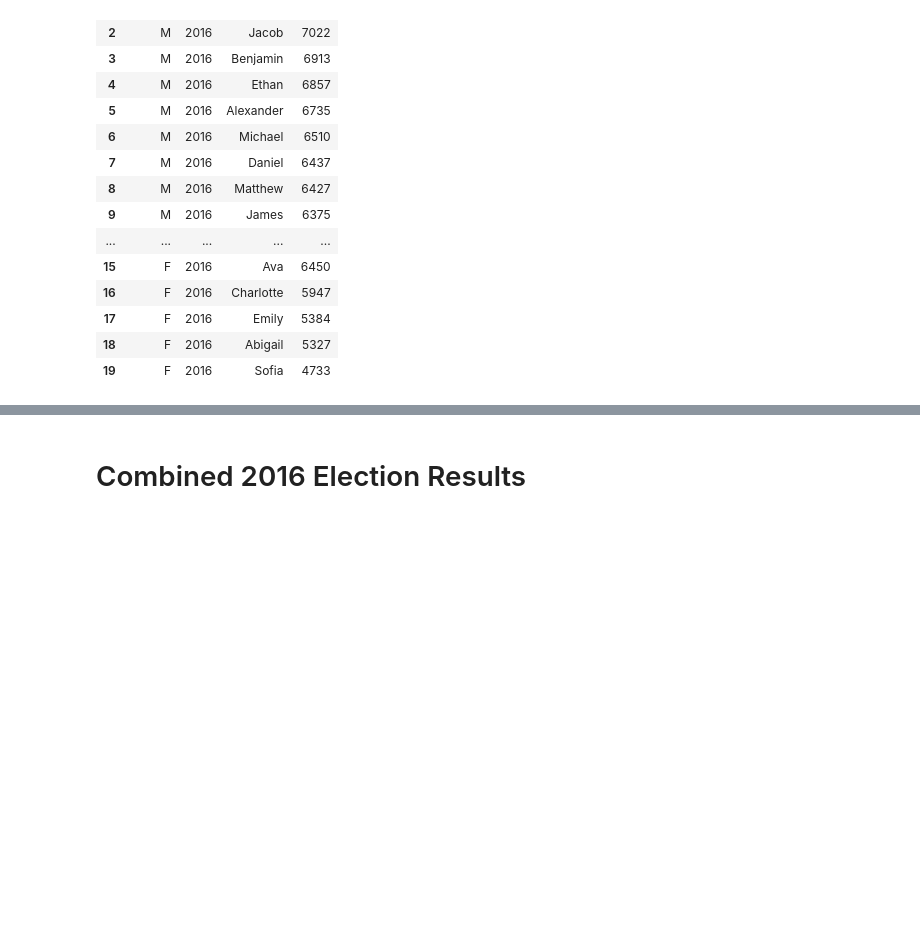
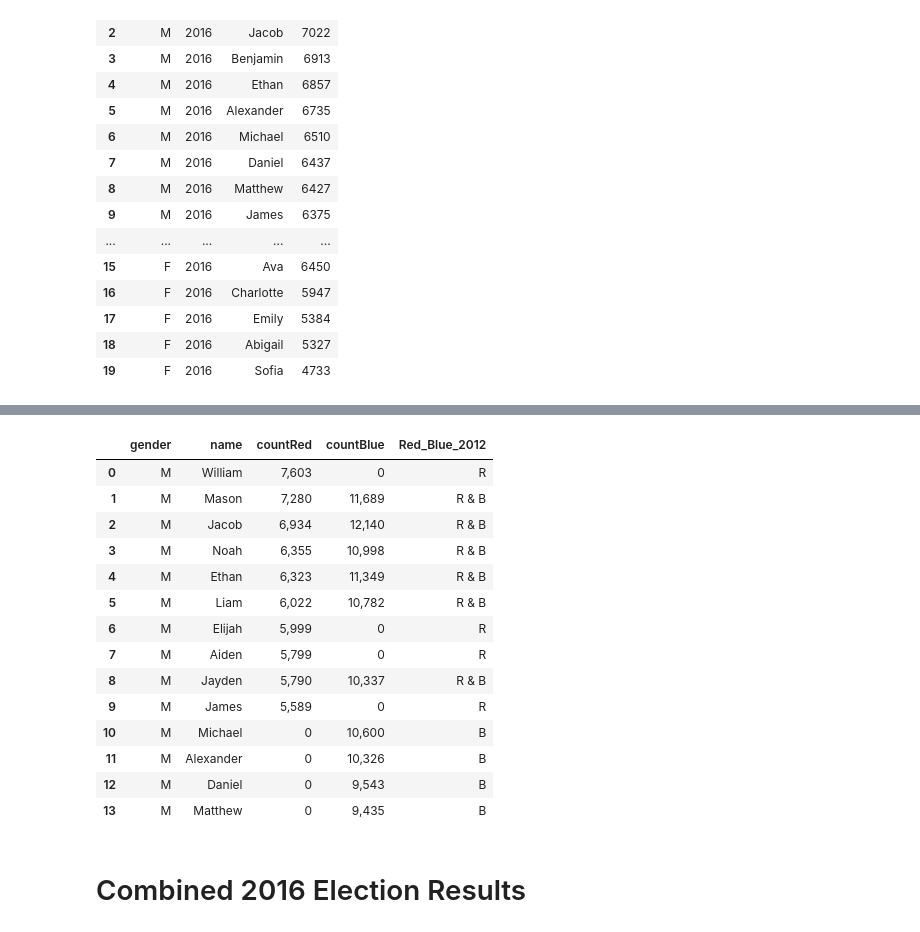
Before and after one commit to GizemYP/columbia_group_project, a Jupyter notebook: Part_II_ElectionYrSummary_USmap.ipynb, the cells around one changed output, grey strips where cells are left out. Cells and saved outputs as stored; diff of their text form; code cells hidden in the pictures; blank space fills up the shorter version.

```diff
--- a/Part_II_ElectionYrSummary_USmap.ipynb
+++ b/Part_II_ElectionYrSummary_USmap.ipynb
@@ -360,0 +391,9 @@ topBlueNames2016_sorted.sort_values(['gender','count'], ascending=False).reset_i
+# %%
+#create combined election output for female names only
+name_2012summary_df_girls=name_2012summary_df.loc[(name_2012summary_df['gender']=='F')] #.reset_index(drop=True)
+#to highlight zero's in count columns
+def highlight_zero(s):
+    is_zero=s==s.min()
+    return['background-color:yellow' if v else '' for v in is_zero]
+#finalize presentation of the df
+name_2012summary_df_girls.drop(['yearRed','yearBlue','Red','Blue'],axis=1).sort_values('gender').reset_index(drop=True).style.apply(highlight_zero, subset=['countRed','countBlue']).format({'countRed': '{:,.0f}','countBlue': '{:,.0f}'})
@@ -361,3 +413,28 @@ topBlueNames2016_sorted.sort_values(['gender','count'], ascending=False).reset_i
+# %%
+##create combined election output for male names only
+name_2012summary_df_boys=name_2012summary_df.loc[(name_2012summary_df['gender']=='M')] #.reset_index(drop=True)
+#to highlight zero's in count columns
+def highlight_zero(s):
+    is_zero=s==s.min()
+    return['background-color:yellow' if v else '' for v in is_zero]
+#finalize presentation of the df
+name_2012summary_df_boys.drop(['yearRed','yearBlue','Red','Blue'],axis=1).sort_values('gender').reset_index(drop=True).style.apply(highlight_zero, subset=['countRed','countBlue']).format({'countRed': '{:,.0f}','countBlue': '{:,.0f}'})
+# %% [output]
+|  | gender | name | countRed | countBlue | Red_Blue_2012 |
+| 0 | M | William | 7,603 | 0 | R |
+| 1 | M | Mason | 7,280 | 11,689 | R & B |
+| 2 | M | Jacob | 6,934 | 12,140 | R & B |
+| 3 | M | Noah | 6,355 | 10,998 | R & B |
+| 4 | M | Ethan | 6,323 | 11,349 | R & B |
+| 5 | M | Liam | 6,022 | 10,782 | R & B |
+| 6 | M | Elijah | 5,999 | 0 | R |
+| 7 | M | Aiden | 5,799 | 0 | R |
+| 8 | M | Jayden | 5,790 | 10,337 | R & B |
+| 9 | M | James | 5,589 | 0 | R |
+| 10 | M | Michael | 0 | 10,600 | B |
+| 11 | M | Alexander | 0 | 10,326 | B |
+| 12 | M | Daniel | 0 | 9,543 | B |
+| 13 | M | Matthew | 0 | 9,435 | B |
 # %% [markdown]
 # Combined 2016 Election Results
 # %%
```
Also changed, not shown: parts of 21 cells of this notebook, 3 other files.
